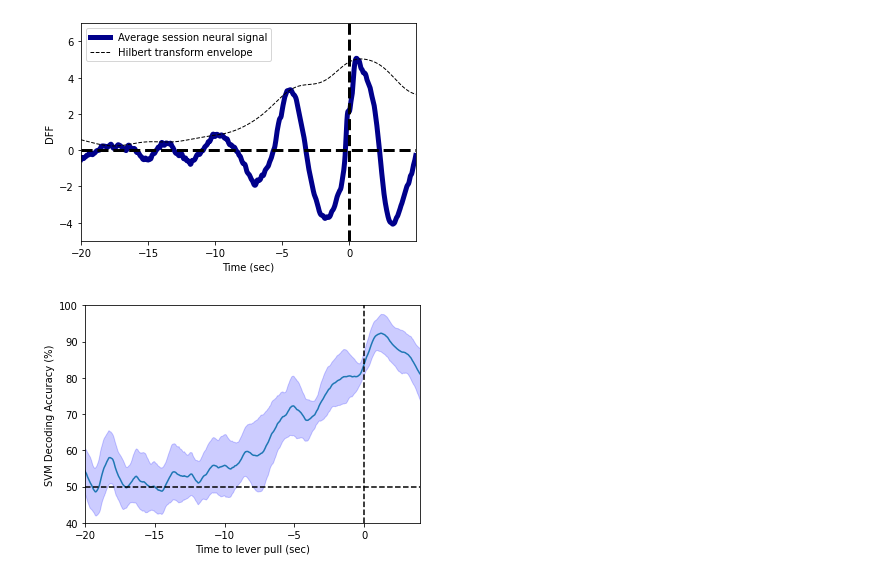
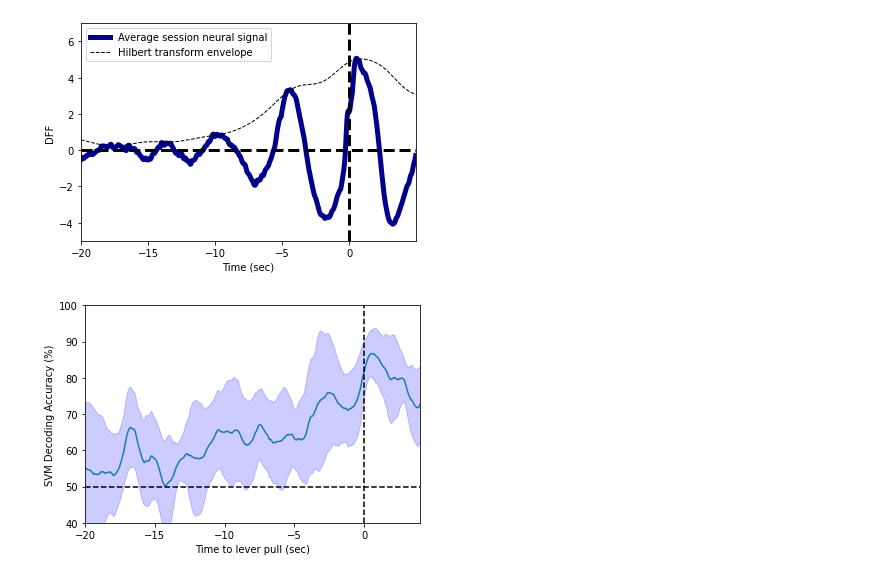
Before and after one commit to catubc/elife_self_init_paper, a Jupyter notebook: Fig1.ipynb, the cells around one changed output. Drawn from its saved outputs; the diff is of its cells as text; code cells hidden in the pictures.

```diff
--- a/Fig1.ipynb
+++ b/Fig1.ipynb
@@ -37,15 +37,16 @@ Visualize.plot_RP_and_hilbert_transform(data_dir, animal_id, session_id, random_
 # %%
 ############################################################
 ######################## Fig 1 h ###########################
 ############################################################
 
 # Fig 1h ; examples of decoding curves
 data_dir = './data/'
-animal_id = 'IJ1'
-#session_id = 'IJ1pm_Mar3_30Hz'
-session_id = 'IJ1am_Mar7_30Hz'
+#animal_id = 'IA1'
+#session_id = 'IA1pm_Feb3_30Hz'
+animal_id = 'IJ2'
+session_id = 'IJ2pm_Mar3_30Hz'
 
 #
 Visualize.plot_svm_accuracy(data_dir,animal_id, session_id)
 # %% [output]
-[figure, old version]
+[figure, new version]
```
Also changed, not shown: 48 other files.
